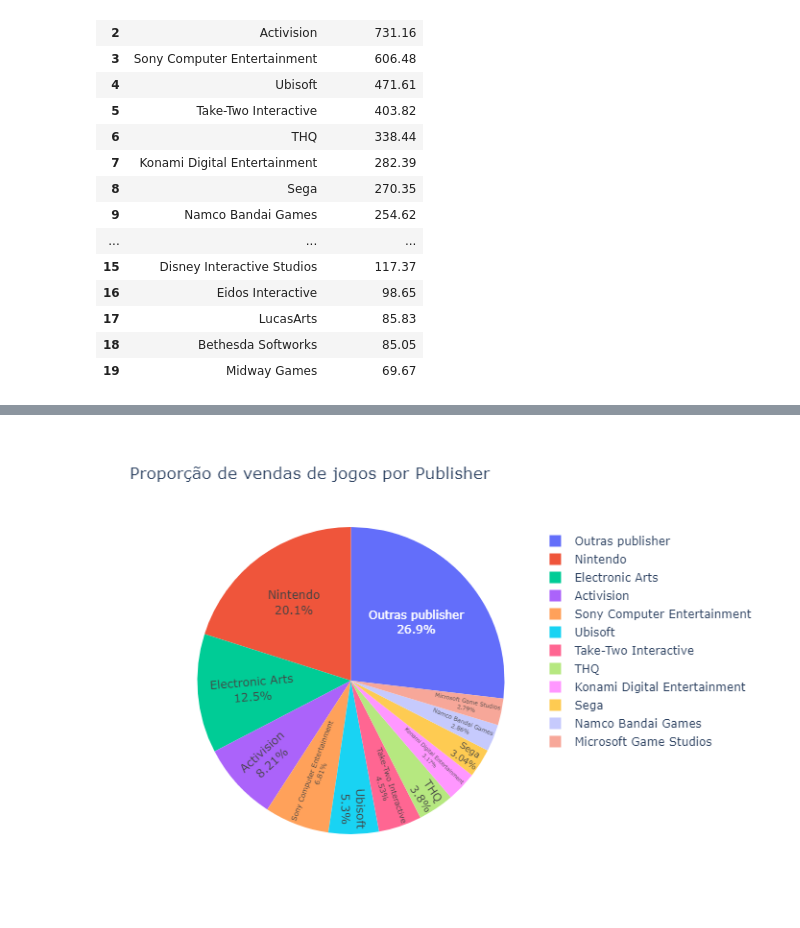
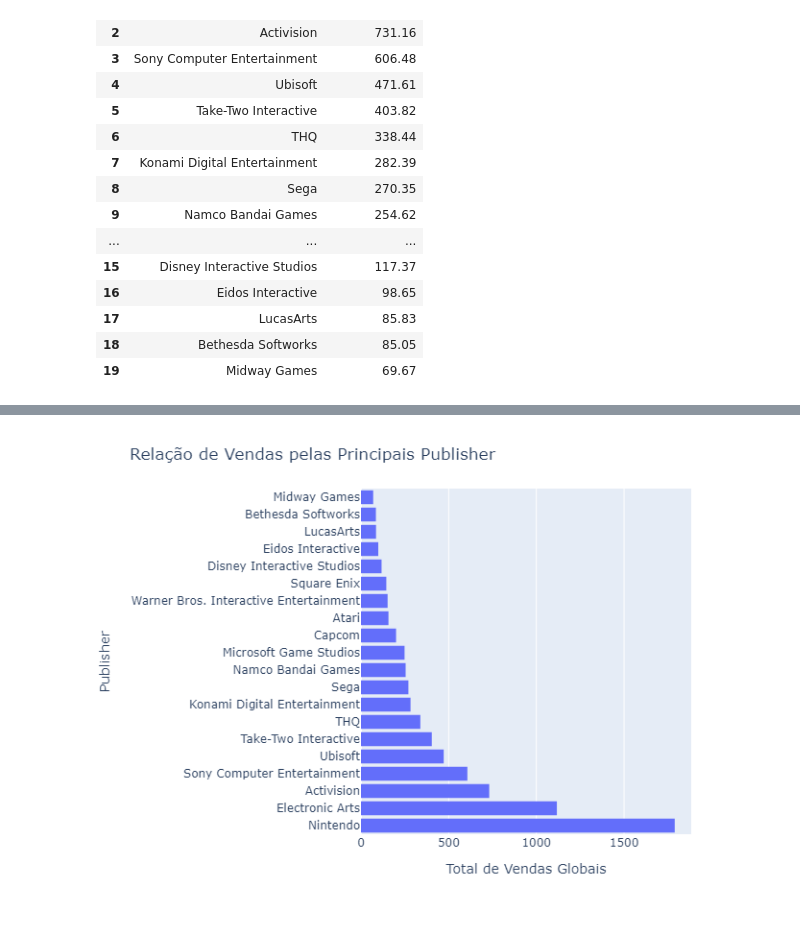
Before and after one commit to Tomoharuu/VideoGameSalesTest, a Jupyter notebook: Videogame_Sales_Analytics_Github_Version.ipynb, the cells around one changed output, grey strips where cells are left out. Drawn from its saved outputs; the diff is of its cells as text; code cells hidden in the pictures.

```diff
--- a/Videogame_Sales_Analytics_Github_Version.ipynb
+++ b/Videogame_Sales_Analytics_Github_Version.ipynb
@@ -92,6 +92,3 @@ display(top20_publisher)
 | 17 | LucasArts | 85.83 |
 | 18 | Bethesda Softworks | 85.05 |
 | 19 | Midway Games | 69.67 |
-# %%
-top20_publisher = px.histogram(top20_publisher, x='Publisher', y='Global_Sales')
-top20_publisher.show("png")
@@ -145,6 +95,6 @@ pizza_copia.show("png")
-# %%
-# Ajuste das legendas no gráfico de pizza
-pizza_copia.update_traces(textposition='inside', textinfo='percent+label')
-pizza_copia.show("png")
-# %% [output]
-[figure, removed]
+# %%
+top20_publisher = px.histogram(top20_publisher, x='Global_Sales', y='Publisher')
+top20_publisher.update_layout(title='Relação de Vendas pelas Principais Publisher', xaxis_title_text='Total de Vendas Globais')
+top20_publisher.show("png")
+# %% [output]
+[figure, added]
```
Also changed, not shown: parts of 11 cells of this notebook.
